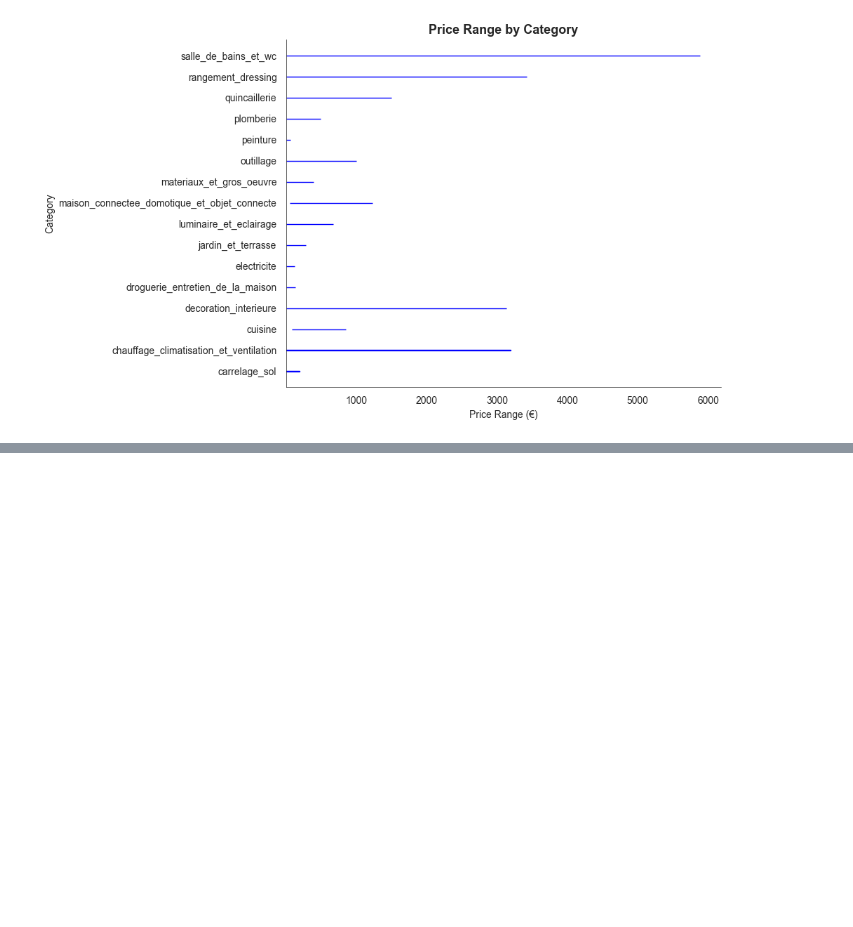
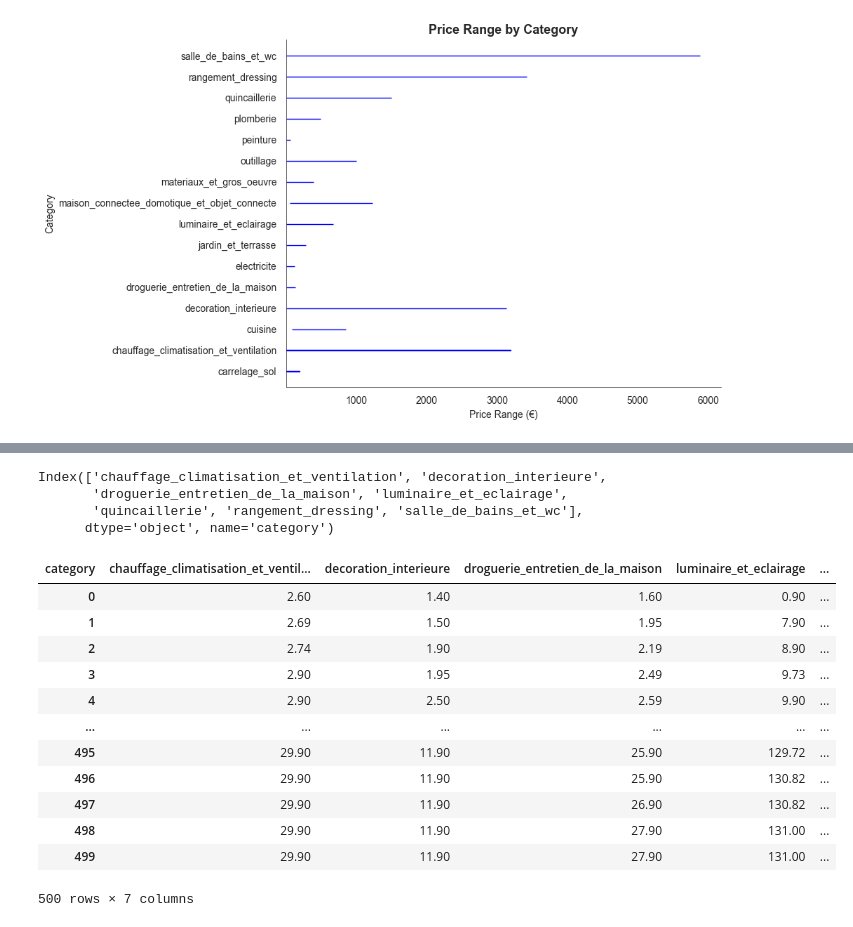
Before and after one commit to MichAdebayo/ecommerce-data-analysis, a Jupyter notebook: brief_pandas.ipynb, the cells around one changed output, grey strips where cells are left out. Drawn from its saved outputs; the diff is of its cells as text; code cells hidden in the pictures; blank space fills up the shorter version.

```diff
--- a/brief_pandas.ipynb
+++ b/brief_pandas.ipynb
@@ -497,0 +650,7 @@ pivoted = prod_df.pivot_table(index=prod_df.index, columns='category', values='p
+# %%
+categories_to_keep
+# %% [output]
+Index(['chauffage_climatisation_et_ventilation', 'decoration_interieure',
+       'droguerie_entretien_de_la_maison', 'luminaire_et_eclairage',
+       'quincaillerie', 'rangement_dressing', 'salle_de_bains_et_wc'],
+      dtype='object', name='category')
@@ -498,3 +661,25 @@ pivoted = prod_df.pivot_table(index=prod_df.index, columns='category', values='p
+# %%
+# Reset the index to ensure sequential indexing
+filtered_df = filtered_df.reset_index(drop=True)
+
+# Create pivot table
+pivoted = filtered_df.pivot_table(index=filtered_df.index % 500, columns='category', values='price', aggfunc='first')
+
+pivoted
+# %% [output]
+| category | chauffage_climatisation_et_ventil... | decoration_interieure | droguerie_entretien_de_la_maison | luminaire_et_eclairage | ... |
+| 0 | 2.60 | 1.40 | 1.60 | 0.90 | ... |
+| 1 | 2.69 | 1.50 | 1.95 | 7.90 | ... |
+| 2 | 2.74 | 1.90 | 2.19 | 8.90 | ... |
+| 3 | 2.90 | 1.95 | 2.49 | 9.73 | ... |
+| 4 | 2.90 | 2.50 | 2.59 | 9.90 | ... |
+| ... | ... | ... | ... | ... | ... |
+| 495 | 29.90 | 11.90 | 25.90 | 129.72 | ... |
+| 496 | 29.90 | 11.90 | 25.90 | 130.82 | ... |
+| 497 | 29.90 | 11.90 | 26.90 | 130.82 | ... |
+| 498 | 29.90 | 11.90 | 27.90 | 131.00 | ... |
+| 499 | 29.90 | 11.90 | 27.90 | 131.00 | ... |
+500 rows × 7 columns
 # %%
 category_corr = pivoted.corr()
 # %%
```
Also changed, not shown: parts of 13 cells of this notebook.
